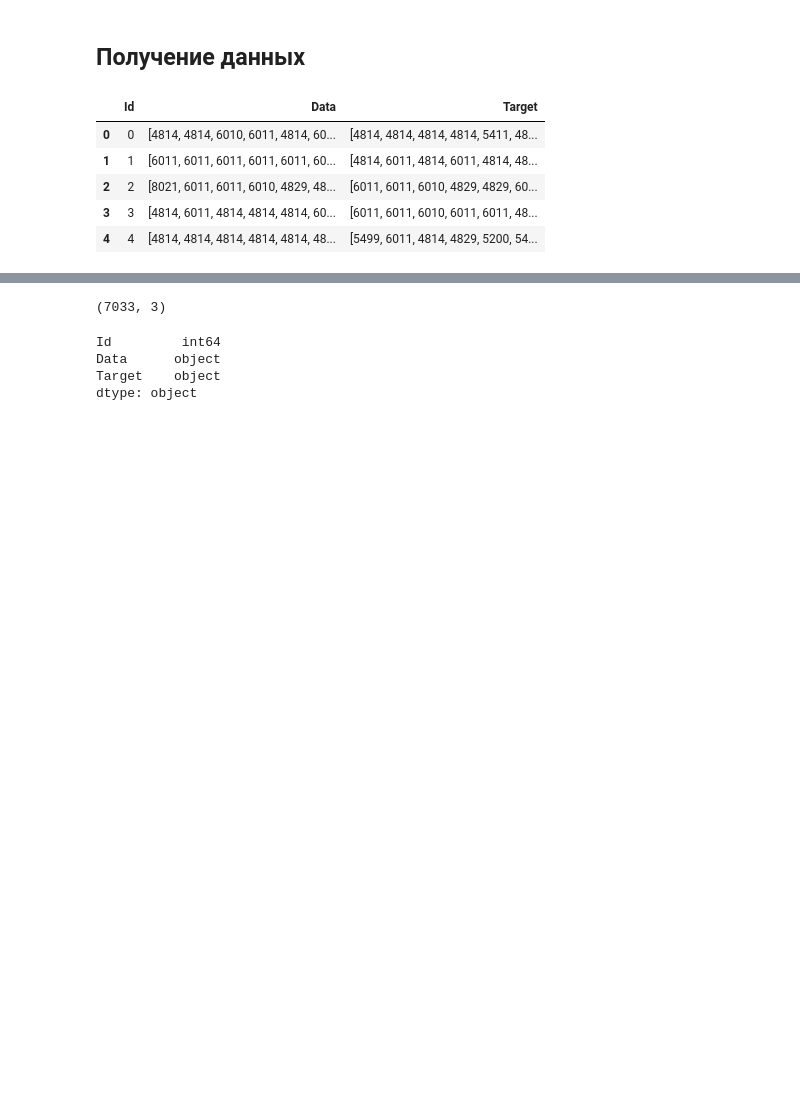
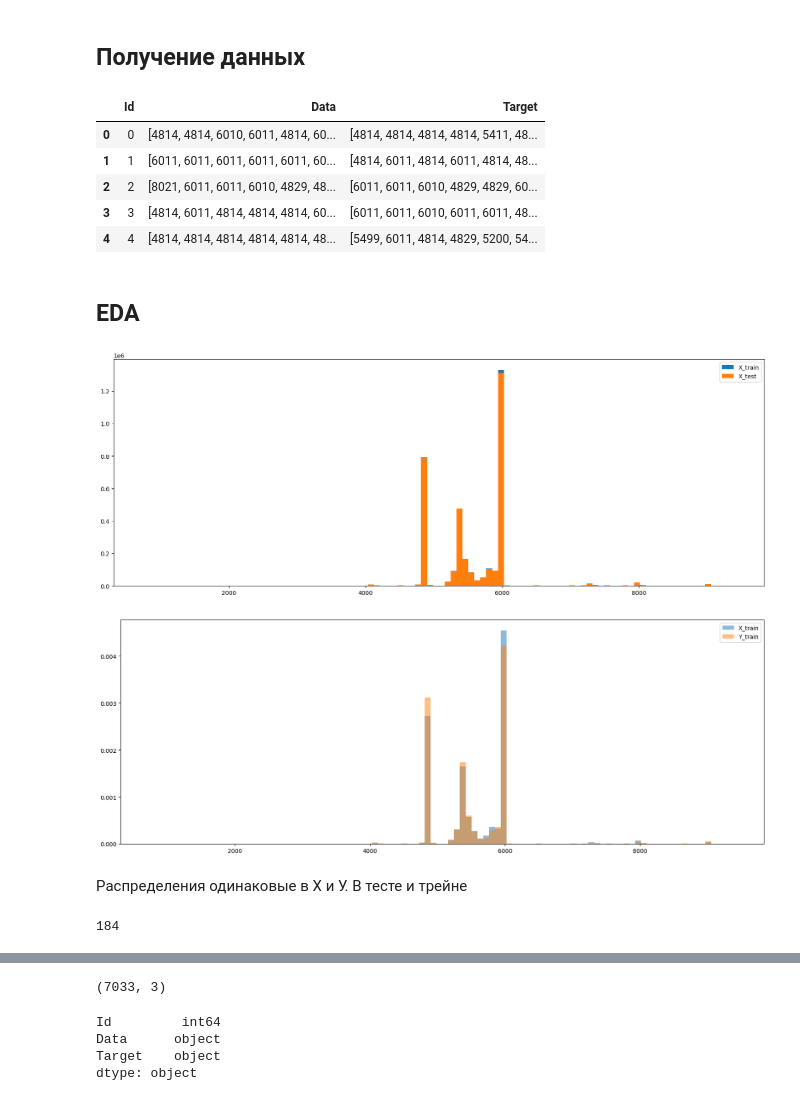
Before and after one commit to SergeyPishchulov/Alfa-Card-transactions-prediction, a Jupyter notebook: baseline-popular-transactions.ipynb, the cells around one changed output, grey strips where cells are left out. Saved outputs shown, nothing was run; the diff lists cells and outputs as text; code cells hidden in the pictures; blank space fills up the shorter version.

Commit message:
hists

```diff
--- a/baseline-popular-transactions.ipynb
+++ b/baseline-popular-transactions.ipynb
@@ -5,6 +5,10 @@ import numpy as np
 import pandas as pd
 from collections import Counter
 
+import matplotlib.pyplot as plt
+plt.rcParams["figure.figsize"] = (20,7)
+
+
 import warnings
 warnings.filterwarnings("ignore")
 # %% [markdown]
@@ -33,8 +37,8 @@ def mapk(actual, predicted, k=10):
 # %% [markdown]
 ## Получение данных
 # %%
-df_train = pd.read_csv('/kaggle/input/alfabankchallengedata/df_train.csv', sep=';')
-df_test = pd.read_csv('/kaggle/input/alfabankchallengedata/df_test.csv', sep=';')
+df_train = pd.read_csv('data/df_train.csv', sep=';')
+df_test = pd.read_csv('data/df_test.csv', sep=';')
 # %%
 df_train['Data'] = df_train.Data.apply(lambda s: list(map(int, s.split(','))))
 df_train['Target'] = df_train.Target.apply(lambda s: list(map(int, s.split(','))))
@@ -48,3 +52,25 @@ df_train.head()
 | 2 | 2 | [8021, 6011, 6011, 6010, 4829, 48... | [6011, 6011, 6010, 4829, 4829, 60... |
 | 3 | 3 | [4814, 6011, 4814, 4814, 4814, 60... | [6011, 6011, 6010, 6011, 6011, 48... |
 | 4 | 4 | [4814, 4814, 4814, 4814, 4814, 48... | [5499, 6011, 4814, 4829, 5200, 54... |
+# %% [markdown]
+## EDA
+# %%
+plt.hist(df_test['Data'].explode(), bins=100)
+plt.hist(df_train['Data'].explode(), bins=100)
+plt.legend(["X_train","X_test"])
+plt.show()
+# plt.hist(df_test.Target.explode(), bins=100)
+plt.hist(df_train.Data.explode(), bins=100, density=1, alpha=0.5)
+plt.hist(df_train.Target.explode(), bins=100, density=1, alpha=0.5)
+plt.legend(["X_train","Y_train"])
+
+plt.show()
+# %% [output]
+[figure, added]
+[figure, added]
+# %% [markdown]
+Распределения одинаковые в Х и У. В тесте и трейне
+# %%
+df_train.Data.explode().nunique()
+# %% [output]
+184
```
Also changed, not shown: parts of 19 cells of this notebook, 1 other file.
